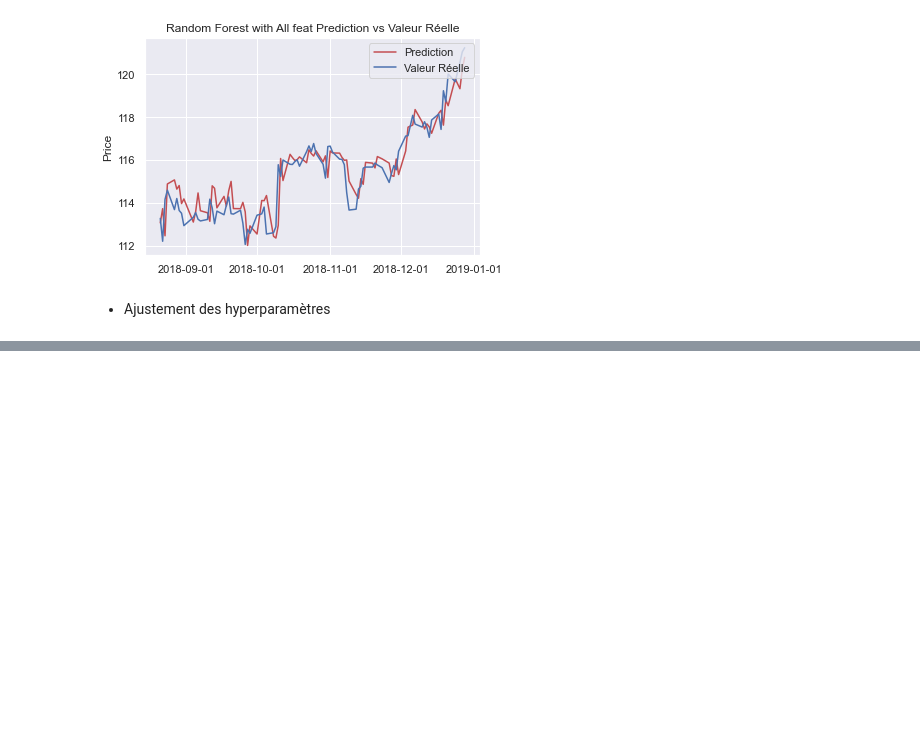
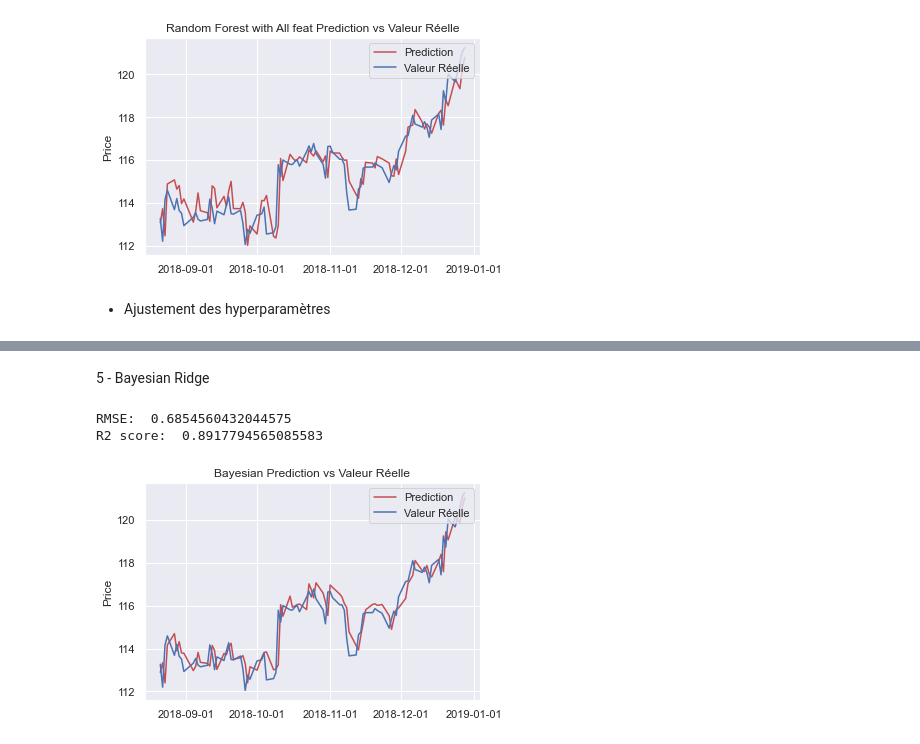
Before and after one commit to kevinDlan/gold_adj_close_predict_notebook, a Jupyter notebook: Model_avec_date.ipynb, the cells around one changed output, grey strips where cells are left out. Cells and saved outputs as stored; diff of their text form; code cells hidden in the pictures; blank space fills up the shorter version.

```diff
--- a/Model_avec_date.ipynb
+++ b/Model_avec_date.ipynb
@@ -232,0 +272,12 @@ validate_result(grid_search_RF_feat,'RandomForest GS')
+# %% [markdown]
+5 - Bayesian Ridge
+# %%
+from sklearn import linear_model
+bay = linear_model.BayesianRidge()
+bay_feat = bay.fit(X_train,y_train)
+validate_result(bay_feat,'Bayesian')
+solution_models['Bay All Feat'] = bay_feat
+# %% [output]
+RMSE:  0.6854560432044575
+R2 score:  0.8917794565085583
+[figure, added]
```
Also changed, not shown: parts of 15 cells of this notebook.
